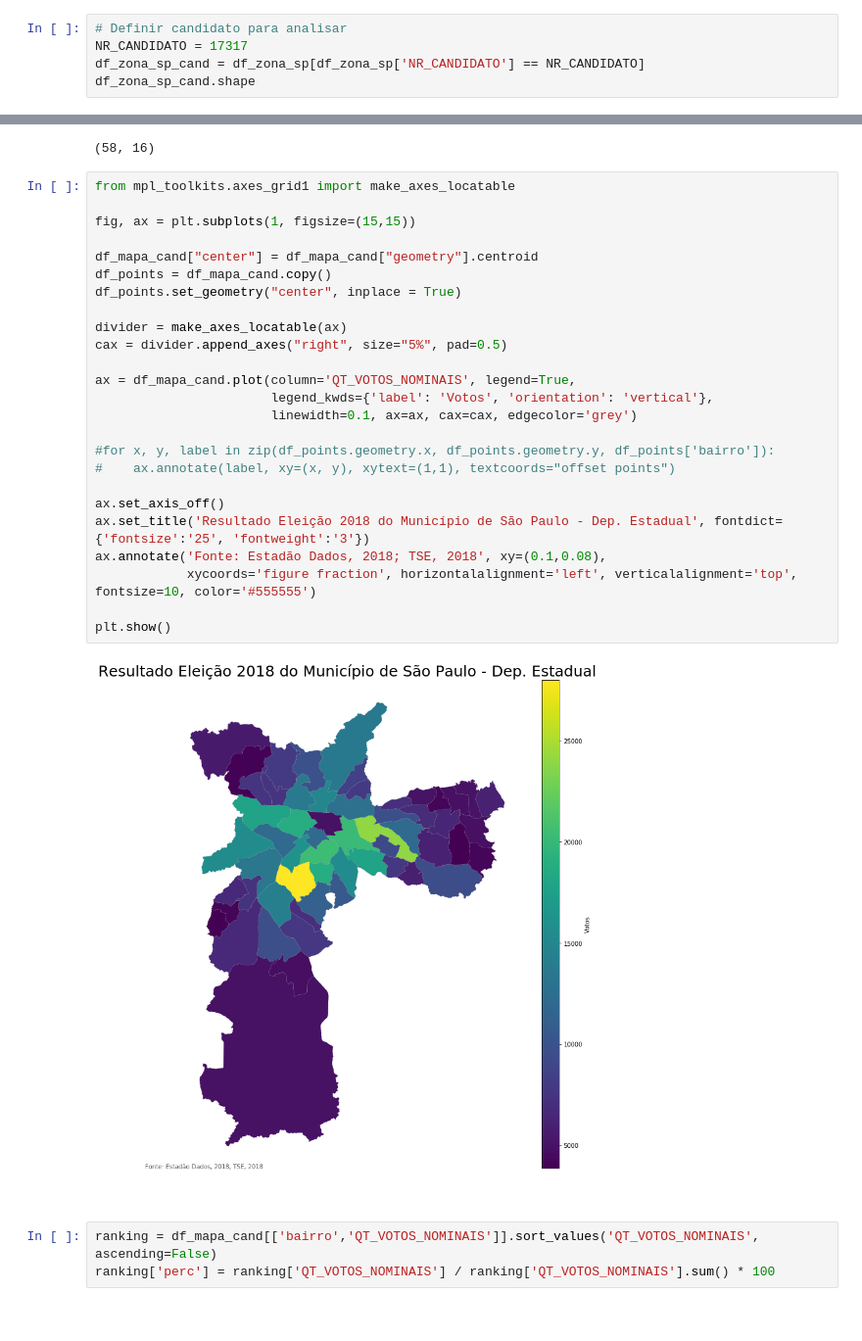
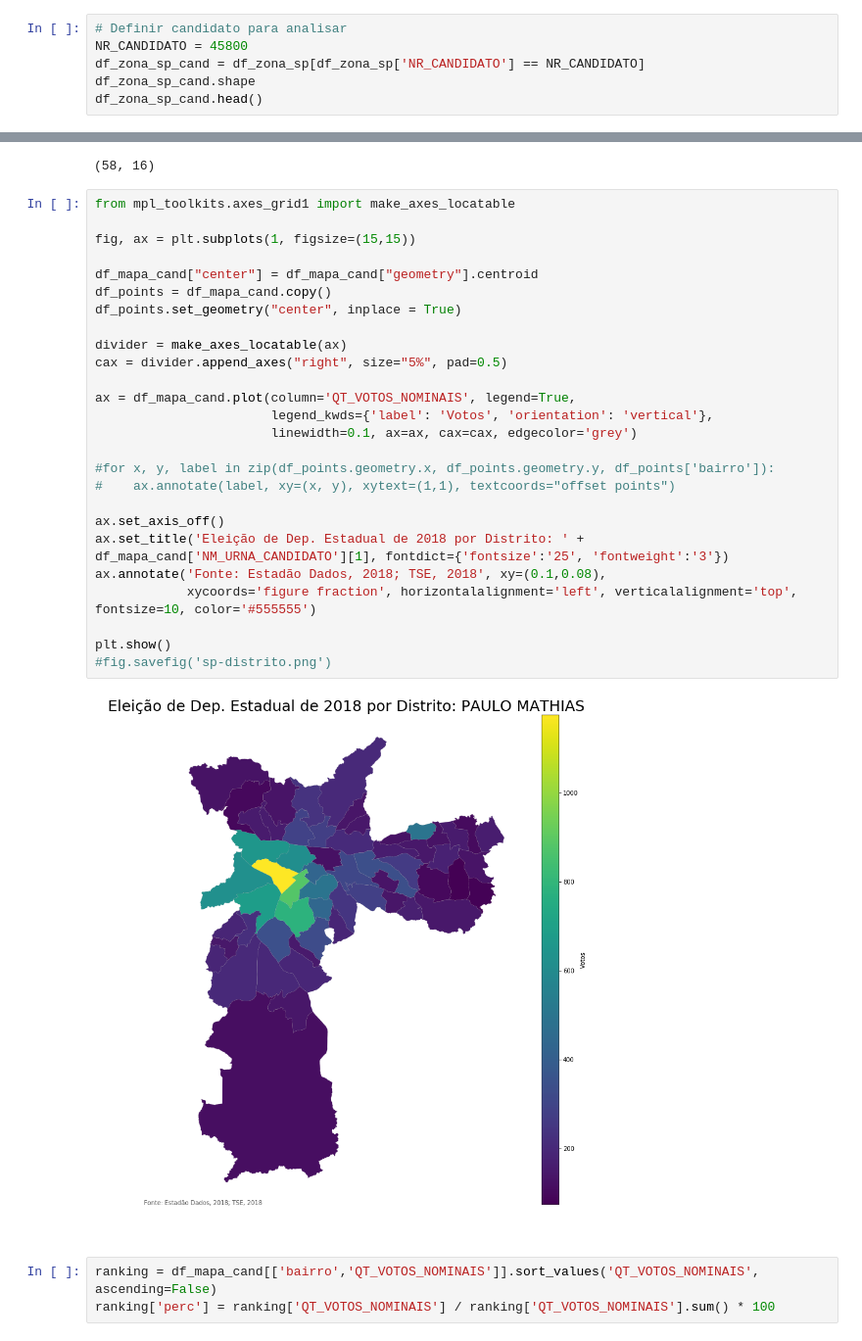
Before and after one commit to gchinellato/Mapa-SP-Eleicao-2018, a Jupyter notebook: Mapa-SP-Eleição-2018-Distrito.ipynb, the cells around one changed output, grey strips where cells are left out. Shown at 98% size. Drawn from its saved outputs; the diff is of its cells as text.

Commit message:
saving plot output as png

```diff
--- a/Mapa-SP-Eleição-2018-Distrito.ipynb
+++ b/Mapa-SP-Eleição-2018-Distrito.ipynb
@@ -68,7 +68,8 @@ df_zona_sp.shape
 (118726, 13)
 # %%
 # Definir candidato para analisar
-NR_CANDIDATO = 17317
+NR_CANDIDATO = 45800
 df_zona_sp_cand = df_zona_sp[df_zona_sp['NR_CANDIDATO'] == NR_CANDIDATO]
 df_zona_sp_cand.shape
+df_zona_sp_cand.head()
 # %% [output]
@@ -88,30 +94,31 @@ df_mapa_cand.shape
 # %%
 from mpl_toolkits.axes_grid1 import make_axes_locatable
 
 fig, ax = plt.subplots(1, figsize=(15,15))
 
 df_mapa_cand["center"] = df_mapa_cand["geometry"].centroid
 df_points = df_mapa_cand.copy()
 df_points.set_geometry("center", inplace = True)
 
 divider = make_axes_locatable(ax)
 cax = divider.append_axes("right", size="5%", pad=0.5)
 
 ax = df_mapa_cand.plot(column='QT_VOTOS_NOMINAIS', legend=True,
                        legend_kwds={'label': 'Votos', 'orientation': 'vertical'},
                        linewidth=0.1, ax=ax, cax=cax, edgecolor='grey')
 
 #for x, y, label in zip(df_points.geometry.x, df_points.geometry.y, df_points['bairro']):
 #    ax.annotate(label, xy=(x, y), xytext=(1,1), textcoords="offset points")
 
 ax.set_axis_off()
-ax.set_title('Resultado Eleição 2018 do Município de São Paulo - Dep. Estadual', fontdict={'fontsize':'25', 'fontweight':'3'})
+ax.set_title('Eleição de Dep. Estadual de 2018 por Distrito: ' + df_mapa_cand['NM_URNA_CANDIDATO'][1], fontdict={'fontsize':'25', 'fontweight':'3'})
 ax.annotate('Fonte: Estadão Dados, 2018; TSE, 2018', xy=(0.1,0.08),
             xycoords='figure fraction', horizontalalignment='left', verticalalignment='top', fontsize=10, color='#555555')
 
 plt.show()
+#fig.savefig('sp-distrito.png')
 # %% [output]
-[figure, old version]
+[figure, new version]
 # %%
 ranking = df_mapa_cand[['bairro','QT_VOTOS_NOMINAIS']].sort_values('QT_VOTOS_NOMINAIS', ascending=False)
 ranking['perc'] = ranking['QT_VOTOS_NOMINAIS'] / ranking['QT_VOTOS_NOMINAIS'].sum() * 100
```
Also changed, not shown: parts of 9 cells of this notebook, 5 other files.
